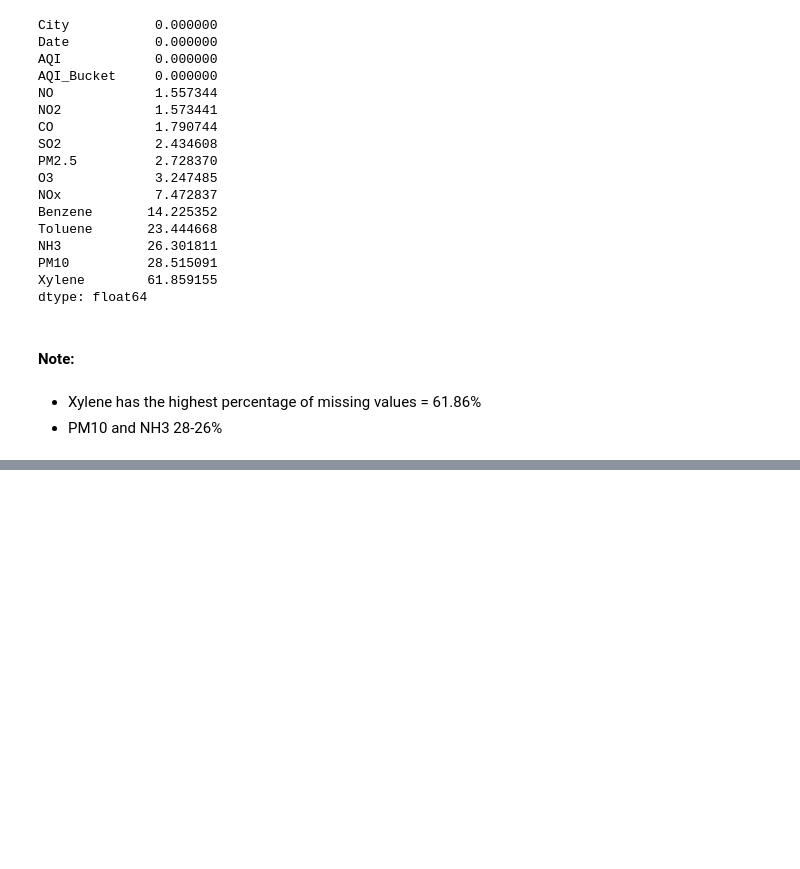
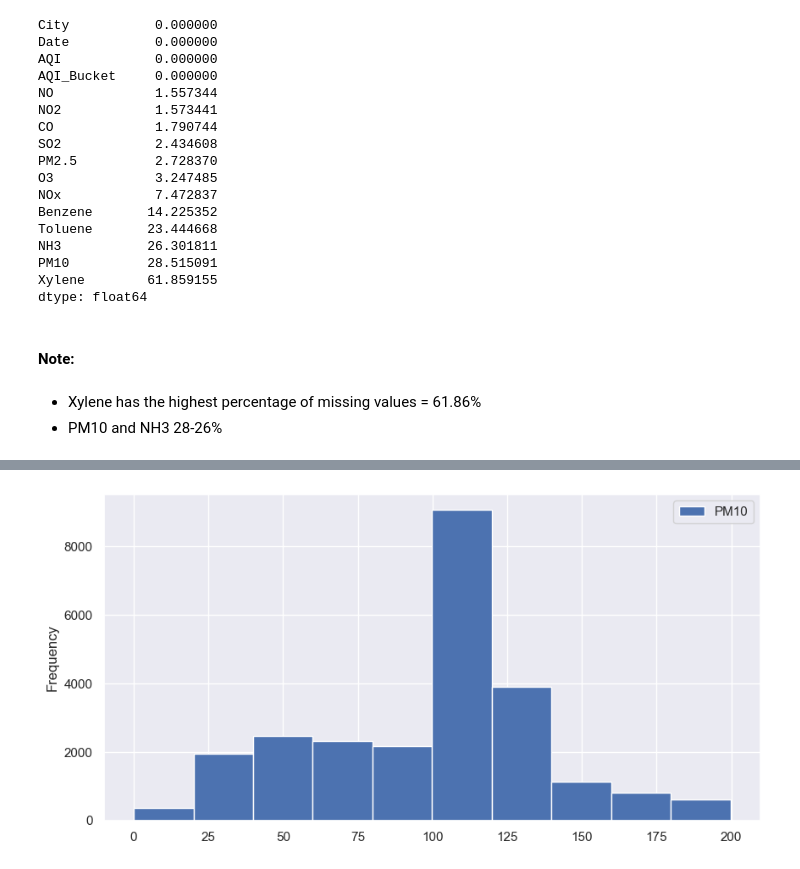
Before and after one commit to itz-ask916/AICTE-AQI-Model-Project-Assignment, a Jupyter notebook: AQI Model.ipynb, the cells around one changed output, grey strips where cells are left out. Saved outputs shown, nothing was run; the diff lists cells and outputs as text; code cells hidden in the pictures; blank space fills up the shorter version.

```diff
--- a/AQI Model.ipynb
+++ b/AQI Model.ipynb
@@ -160,0 +197,6 @@ dtype: float64
+# %%
+df['PM10'].plot(kind = 'hist' , figsize=(10,5))
+plt.legend()
+plt.show()
+# %% [output]
+[figure, added]
```
Also changed, not shown: parts of 38 cells of this notebook.
